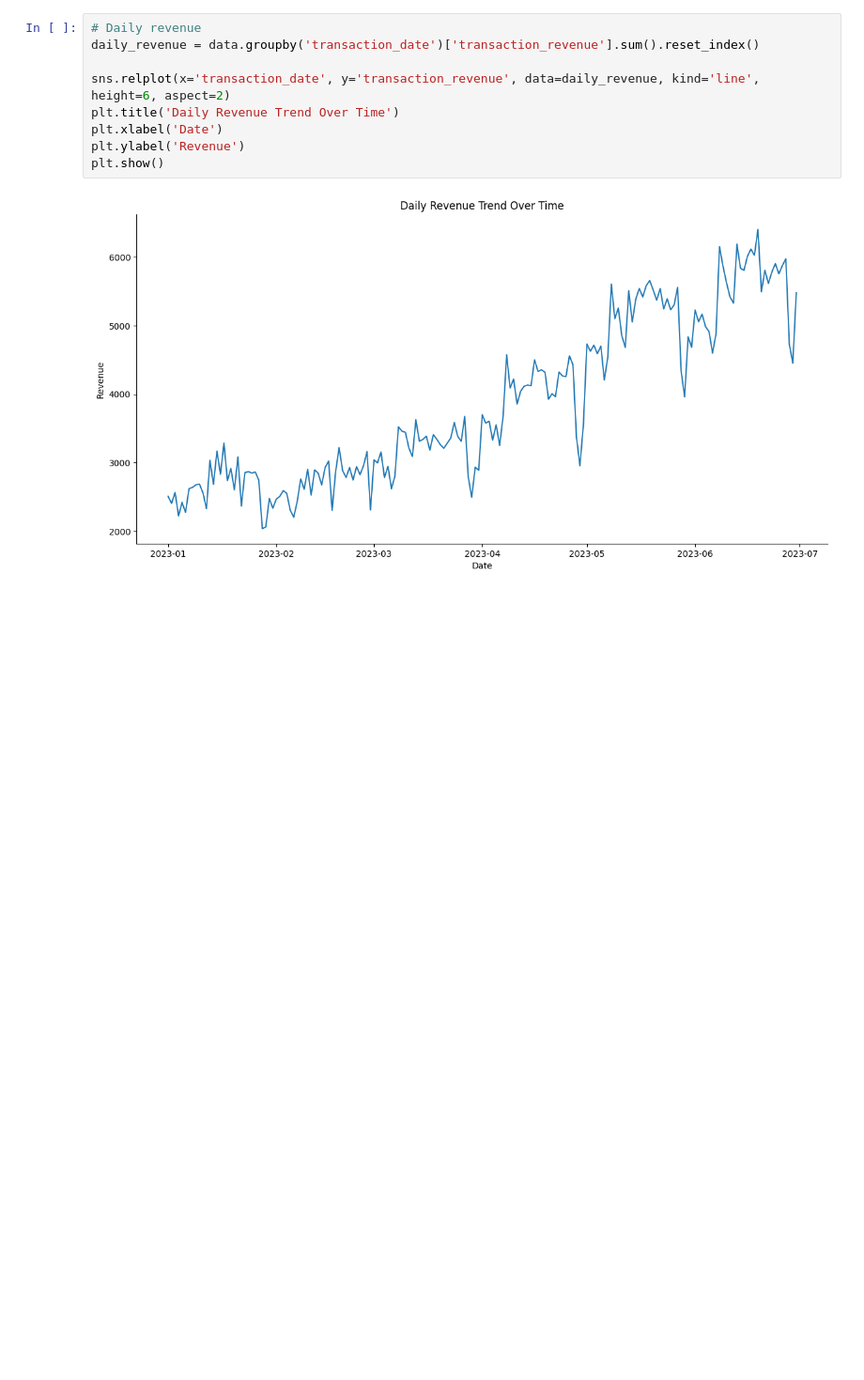
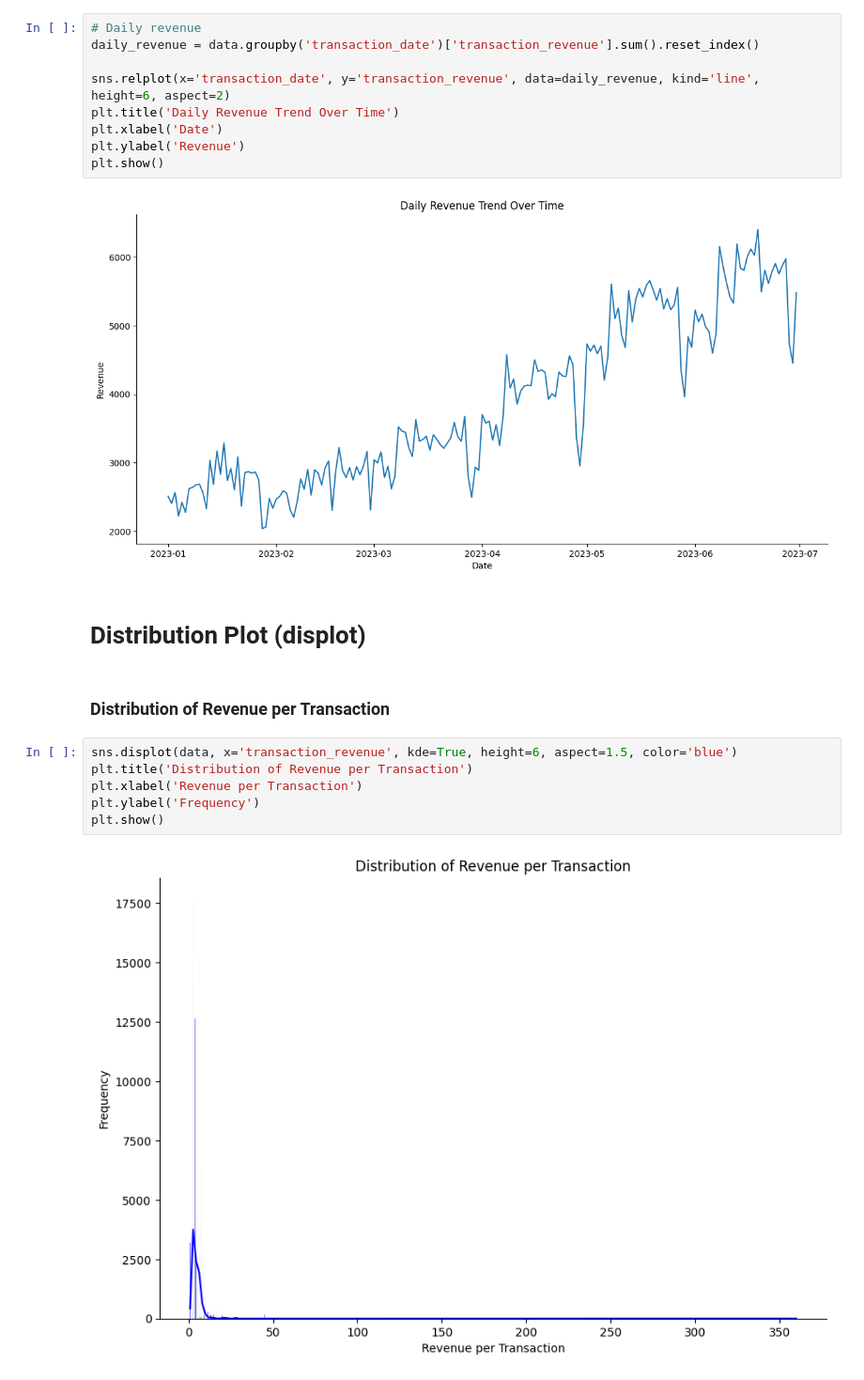
Before and after one commit to Hasibur013/Data-Hackathon, a Jupyter notebook: data_hackathon_visualize.ipynb, the cells around one changed output. Shown: that part at 94% size. Drawn from its saved outputs; the diff is of its cells as text; blank space fills up the shorter version.

Commit message:
visualize done

```diff
--- a/project.ipynb
+++ b/data_hackathon_visualize.ipynb
@@ -361,3 +361,15 @@ plt.ylabel('Revenue')
 plt.show()
 # %% [output]
 [figure]
+# %% [markdown]
+# Distribution Plot (displot)
+# %% [markdown]
+### Distribution of Revenue per Transaction
+# %%
+sns.displot(data, x='transaction_revenue', kde=True, height=6, aspect=1.5, color='blue')
+plt.title('Distribution of Revenue per Transaction')
+plt.xlabel('Revenue per Transaction')
+plt.ylabel('Frequency')
+plt.show()
+# %% [output]
+[figure, added]
```
Also changed, not shown: parts of 7 cells of this notebook.
